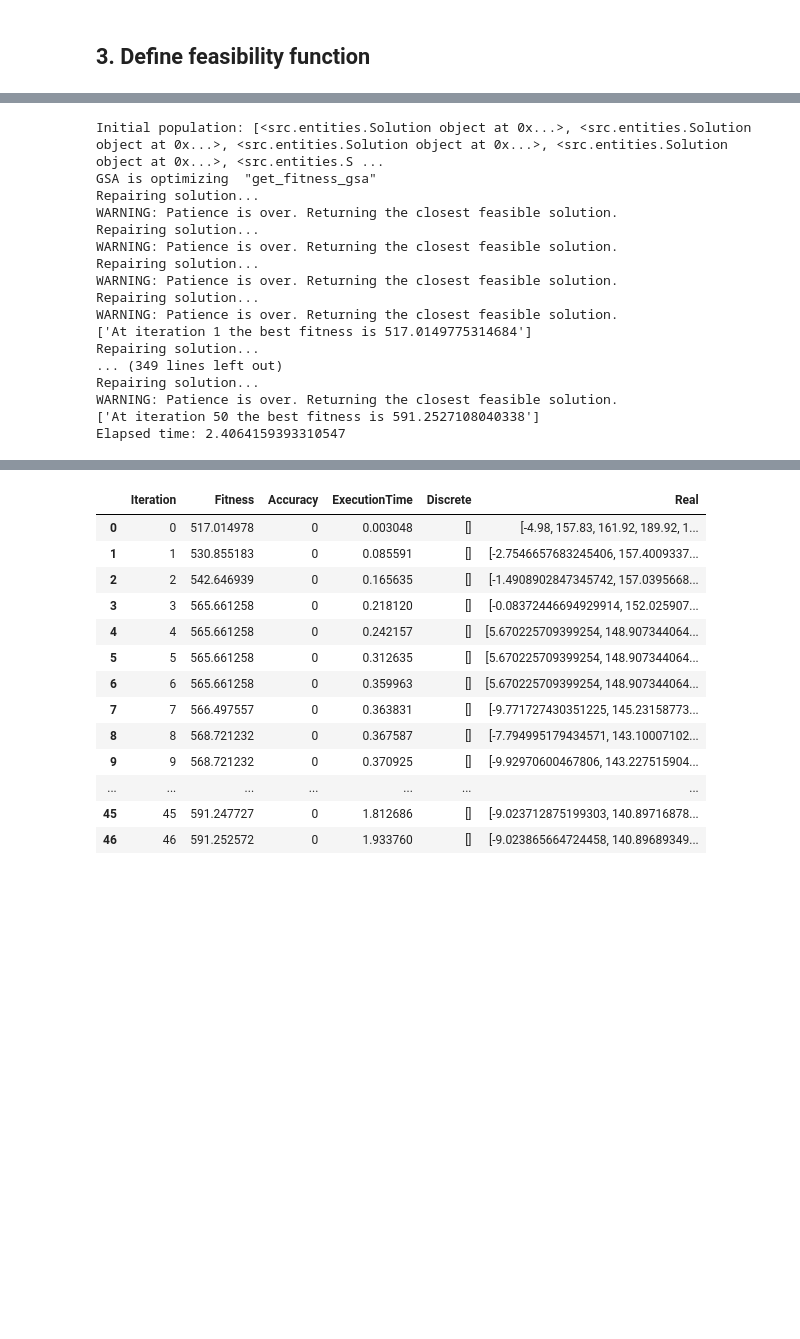
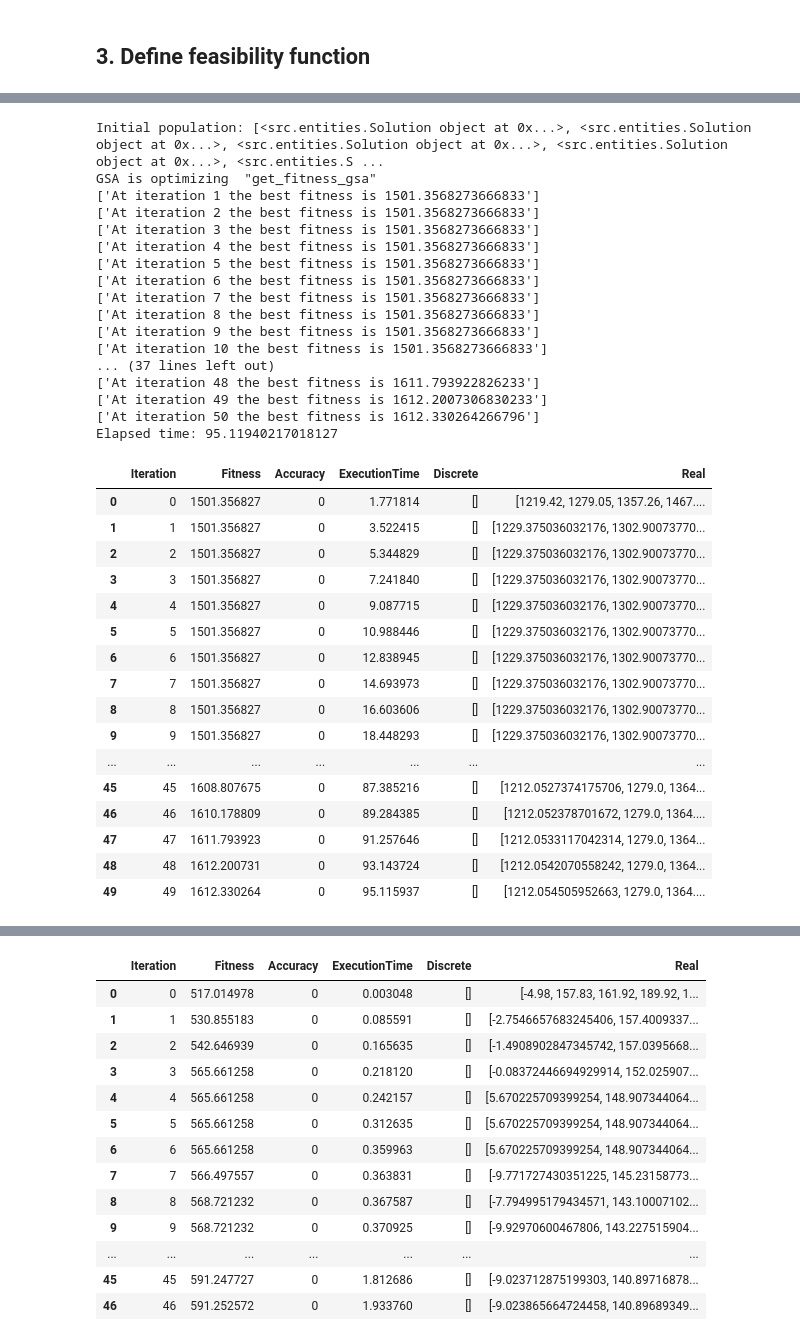
Before and after one commit to DavidMunozValero/GSA_M, a Jupyter notebook: notebooks/9.0-infraestructure_manager_revenue.ipynb, the cells around one changed output, grey strips where cells are left out. Drawn from its saved outputs; the diff is of its cells as text; code cells hidden in the pictures; blank space fills up the shorter version.

```diff
--- a/notebooks/9.0-infraestructure_manager_revenue.ipynb
+++ b/notebooks/9.0-infraestructure_manager_revenue.ipynb
@@ -261,35 +304,62 @@ gsa_algo = GSA(objective_function=sm.get_fitness_gsa,
                d_dim=0,
                boundaries=sm.boundaries)
 # %%
+import cProfile as profile
 import time
+
+pr = profile.Profile()
+pr.disable()
 
 gsa_algo.set_seed(seed=28)
 
 pop_size = 5
 
 start = time.time()
+pr.enable()
 training_history = gsa_algo.optimize(population_size=pop_size,
                                      iters=50,
                                      chaotic_constant=True,
-                                     repair_solution=True,
+                                     repair_solution=False,
                                      initial_population=sm.get_initial_population(pop_size))
+pr.disable()
+print(f"Elapsed time: {time.time() - start}")
 
-print(f"Elapsed time: {time.time() - start}")
+pr.dump_stats('profile.pstat')
 # %% [output]
 Initial population: [<src.entities.Solution object at 0x...>, <src.entities.Solution object at 0x...>, <src.entities.Solution object at 0x...>, <src.entities.Solution object at 0x...>, <src.entities.S ...
 GSA is optimizing  "get_fitness_gsa"
-Repairing solution...
-WARNING: Patience is over. Returning the closest feasible solution.
-Repairing solution...
-WARNING: Patience is over. Returning the closest feasible solution.
-Repairing solution...
-WARNING: Patience is over. Returning the closest feasible solution.
-Repairing solution...
-WARNING: Patience is over. Returning the closest feasible solution.
-['At iteration 1 the best fitness is 517.0149775314684']
-Repairing solution...
-... (349 lines left out)
-Repairing solution...
-WARNING: Patience is over. Returning the closest feasible solution.
-['At iteration 50 the best fitness is 591.2527108040338']
-Elapsed time: 2.4064159393310547
+['At iteration 1 the best fitness is 1501.3568273666833']
+['At iteration 2 the best fitness is 1501.3568273666833']
+['At iteration 3 the best fitness is 1501.3568273666833']
+['At iteration 4 the best fitness is 1501.3568273666833']
+['At iteration 5 the best fitness is 1501.3568273666833']
+['At iteration 6 the best fitness is 1501.3568273666833']
+['At iteration 7 the best fitness is 1501.3568273666833']
+['At iteration 8 the best fitness is 1501.3568273666833']
+['At iteration 9 the best fitness is 1501.3568273666833']
+['At iteration 10 the best fitness is 1501.3568273666833']
+... (37 lines left out)
+['At iteration 48 the best fitness is 1611.793922826233']
+['At iteration 49 the best fitness is 1612.2007306830233']
+['At iteration 50 the best fitness is 1612.330264266796']
+Elapsed time: 95.11940217018127
+# %%
+training_history
+# %% [output]
+|  | Iteration | Fitness | Accuracy | ExecutionTime | Discrete | Real |
+| 0 | 0 | 1501.356827 | 0 | 1.771814 | [] | [1219.42, 1279.05, 1357.26, 1467.... |
+| 1 | 1 | 1501.356827 | 0 | 3.522415 | [] | [1229.375036032176, 1302.90073770... |
+| 2 | 2 | 1501.356827 | 0 | 5.344829 | [] | [1229.375036032176, 1302.90073770... |
+| 3 | 3 | 1501.356827 | 0 | 7.241840 | [] | [1229.375036032176, 1302.90073770... |
+| 4 | 4 | 1501.356827 | 0 | 9.087715 | [] | [1229.375036032176, 1302.90073770... |
+| 5 | 5 | 1501.356827 | 0 | 10.988446 | [] | [1229.375036032176, 1302.90073770... |
+| 6 | 6 | 1501.356827 | 0 | 12.838945 | [] | [1229.375036032176, 1302.90073770... |
+| 7 | 7 | 1501.356827 | 0 | 14.693973 | [] | [1229.375036032176, 1302.90073770... |
+| 8 | 8 | 1501.356827 | 0 | 16.603606 | [] | [1229.375036032176, 1302.90073770... |
+| 9 | 9 | 1501.356827 | 0 | 18.448293 | [] | [1229.375036032176, 1302.90073770... |
+| ... | ... | ... | ... | ... | ... | ... |
+| 45 | 45 | 1608.807675 | 0 | 87.385216 | [] | [1212.0527374175706, 1279.0, 1364... |
+| 46 | 46 | 1610.178809 | 0 | 89.284385 | [] | [1212.052378701672, 1279.0, 1364.... |
+| 47 | 47 | 1611.793923 | 0 | 91.257646 | [] | [1212.0533117042314, 1279.0, 1364... |
+| 48 | 48 | 1612.200731 | 0 | 93.143724 | [] | [1212.0542070558242, 1279.0, 1364... |
+| 49 | 49 | 1612.330264 | 0 | 95.115937 | [] | [1212.054505952663, 1279.0, 1364.... |
```
Also changed, not shown: parts of 11 cells of this notebook, 3 other files.
